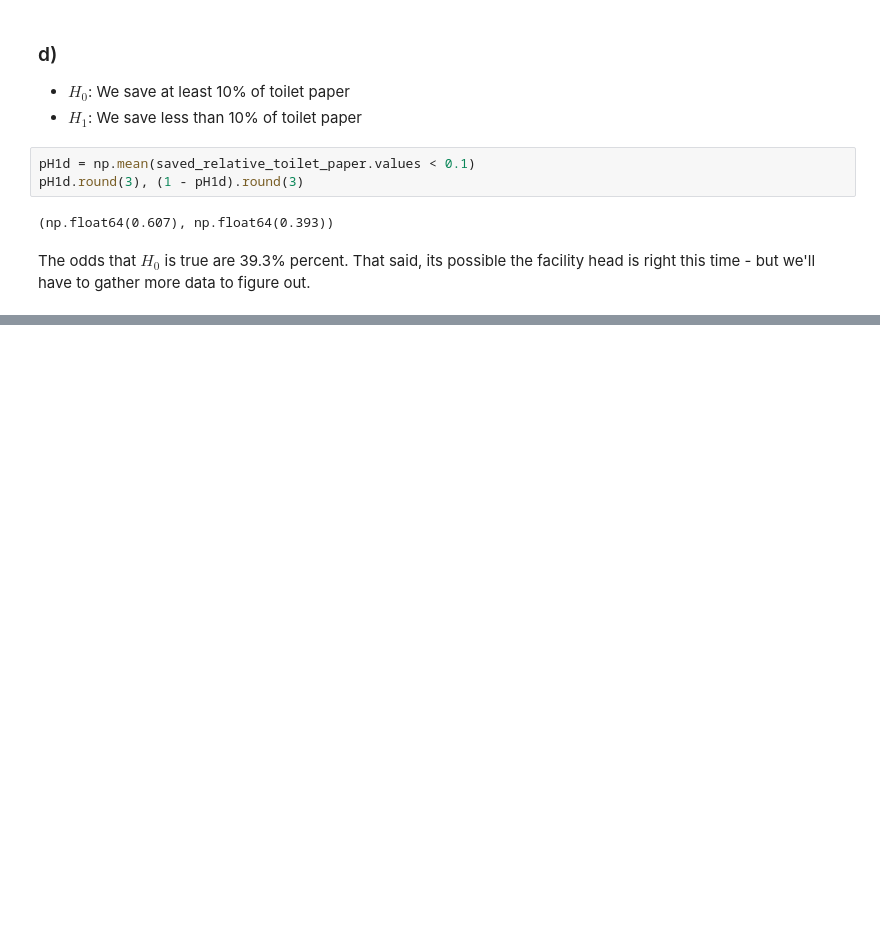
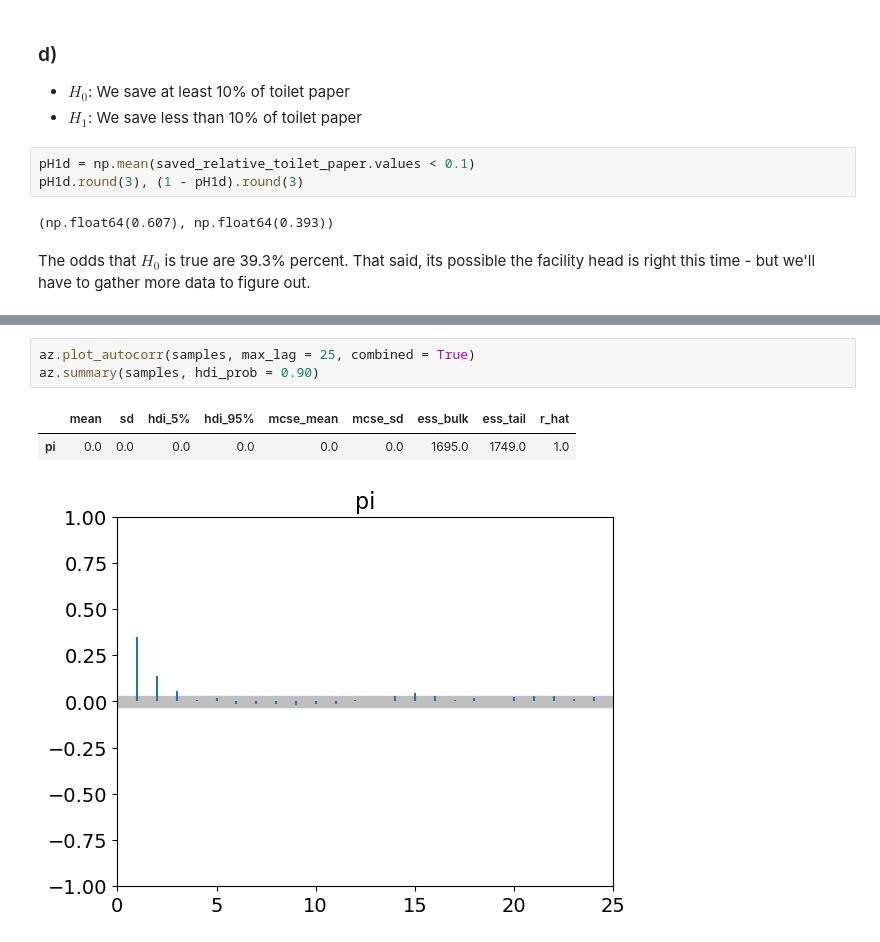
Before and after one commit to marbetschar/ZHAW-Bayesian-Machine-Learning-HS25, a Jupyter notebook: notebooks/week04/BML_Exercises_Week_04.ipynb, the cells around one changed output, grey strips where cells are left out. Saved outputs shown, nothing was run; the diff lists cells and outputs as text; blank space fills up the shorter version.

```diff
--- a/notebooks/week04/BML_Exercises_Week_04.ipynb
+++ b/notebooks/week04/BML_Exercises_Week_04.ipynb
@@ -283,0 +322,7 @@ The odds that $H_0$ is true are 39.3% percent. That said, its possible the facil
+# %%
+az.plot_autocorr(samples, max_lag = 25, combined = True)
+az.summary(samples, hdi_prob = 0.90)
+# %% [output]
+|  | mean | sd | hdi_5% | hdi_95% | mcse_mean | mcse_sd | ess_bulk | ess_tail | r_hat |
+| pi | 0.0 | 0.0 | 0.0 | 0.0 | 0.0 | 0.0 | 1695.0 | 1749.0 | 1.0 |
+[figure, added]
```
Also changed, not shown: parts of 11 cells of this notebook.
